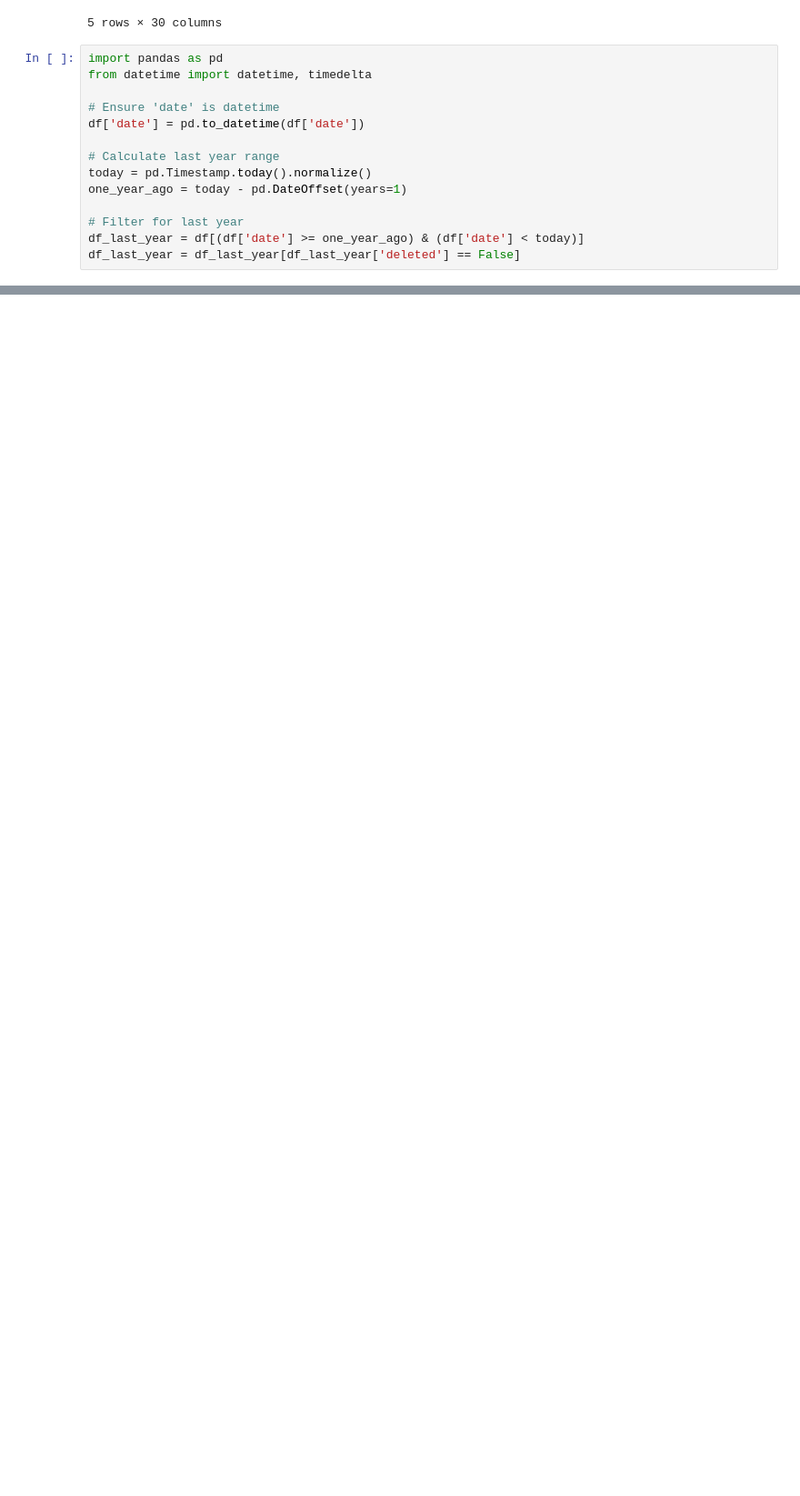
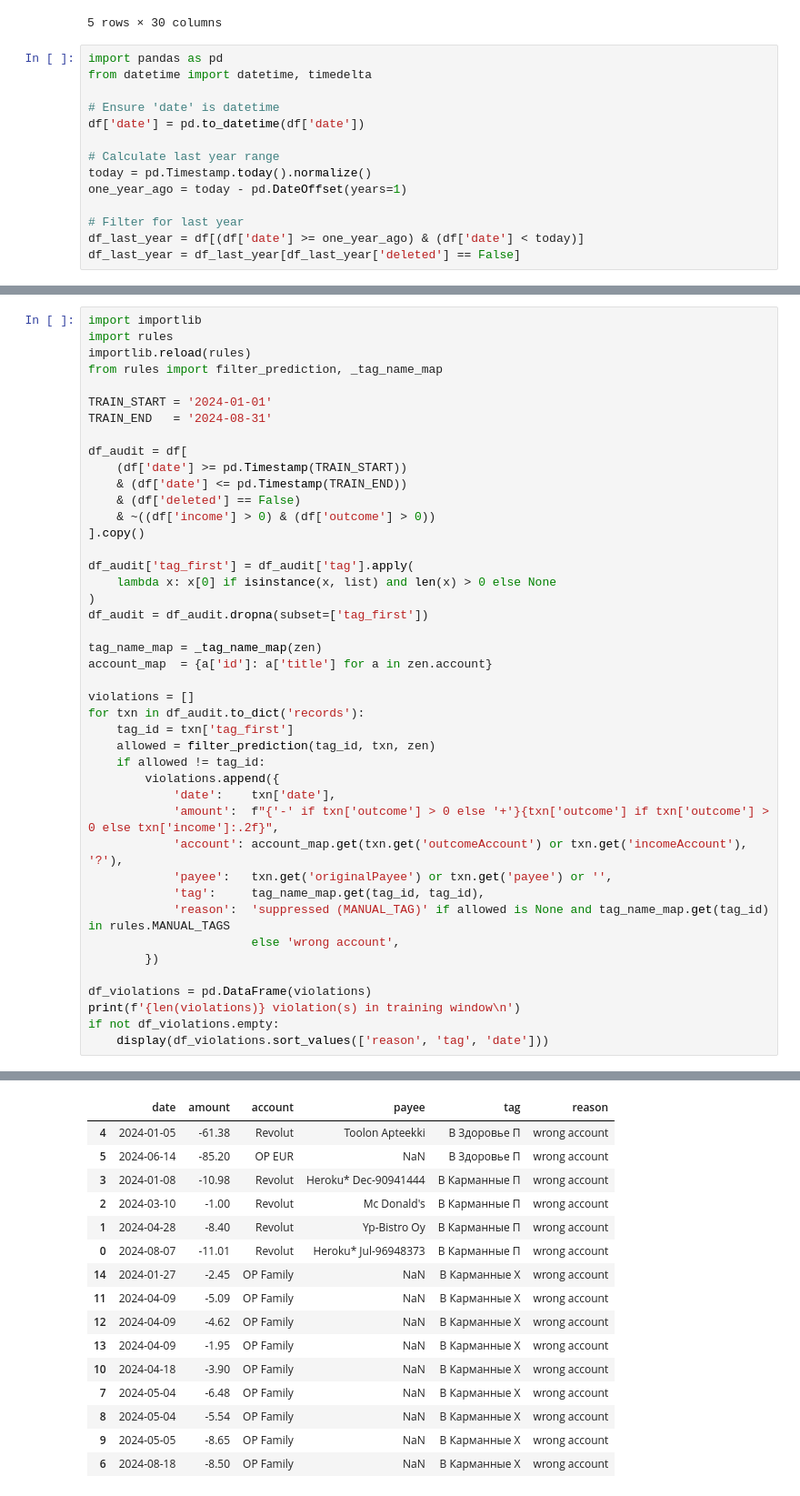
Before and after one commit to goblinqueen/zenpal, a Jupyter notebook: run.ipynb, the cells around one changed output, grey strips where cells are left out. Shown at 91% size. Cells and saved outputs as stored; diff of their text form; blank space fills up the shorter version.

```diff
--- a/run.ipynb
+++ b/run.ipynb
@@ -201,0 +235,44 @@ Learning rate set to 0.145205
+# %%
+import importlib
+import rules
+importlib.reload(rules)
+from rules import filter_prediction, _tag_name_map
+
+TRAIN_START = '2024-01-01'
+TRAIN_END   = '2024-08-31'
+
+df_audit = df[
+    (df['date'] >= pd.Timestamp(TRAIN_START))
+    & (df['date'] <= pd.Timestamp(TRAIN_END))
+    & (df['deleted'] == False)
+    & ~((df['income'] > 0) & (df['outcome'] > 0))
+].copy()
+
+df_audit['tag_first'] = df_audit['tag'].apply(
+    lambda x: x[0] if isinstance(x, list) and len(x) > 0 else None
+)
+df_audit = df_audit.dropna(subset=['tag_first'])
+
+tag_name_map = _tag_name_map(zen)
+account_map  = {a['id']: a['title'] for a in zen.account}
+
+violations = []
+for txn in df_audit.to_dict('records'):
+    tag_id = txn['tag_first']
+    allowed = filter_prediction(tag_id, txn, zen)
+    if allowed != tag_id:
+        violations.append({
+            'date':    txn['date'],
+            'amount':  f"{'-' if txn['outcome'] > 0 else '+'}{txn['outcome'] if txn['outcome'] > 0 else txn['income']:.2f}",
+            'account': account_map.get(txn.get('outcomeAccount') or txn.get('incomeAccount'), '?'),
+            'payee':   txn.get('originalPayee') or txn.get('payee') or '',
+            'tag':     tag_name_map.get(tag_id, tag_id),
+            'reason':  'suppressed (MANUAL_TAG)' if allowed is None and tag_name_map.get(tag_id) in rules.MANUAL_TAGS
+                       else 'wrong account',
+        })
+
+df_violations = pd.DataFrame(violations)
+print(f'{len(violations)} violation(s) in training window\n')
+if not df_violations.empty:
+    display(df_violations.sort_values(['reason', 'tag', 'date']))
+# %% [output]
@@ -202,2 +280,18 @@ Learning rate set to 0.145205
+|  | date | amount | account | payee | tag | reason |
+| 4 | 2024-01-05 | -61.38 | Revolut | Toolon Apteekki | B Здоровье П | wrong account |
+| 5 | 2024-06-14 | -85.20 | OP EUR | NaN | B Здоровье П | wrong account |
+| 3 | 2024-01-08 | -10.98 | Revolut | Heroku* Dec-90941444 | B Карманные П | wrong account |
+| 2 | 2024-03-10 | -1.00 | Revolut | Mc Donald's | B Карманные П | wrong account |
+| 1 | 2024-04-28 | -8.40 | Revolut | Yp-Bistro Oy | B Карманные П | wrong account |
+| 0 | 2024-08-07 | -11.01 | Revolut | Heroku* Jul-96948373 | B Карманные П | wrong account |
+| 14 | 2024-01-27 | -2.45 | OP Family | NaN | B Карманные Х | wrong account |
+| 11 | 2024-04-09 | -5.09 | OP Family | NaN | B Карманные Х | wrong account |
+| 12 | 2024-04-09 | -4.62 | OP Family | NaN | B Карманные Х | wrong account |
+| 13 | 2024-04-09 | -1.95 | OP Family | NaN | B Карманные Х | wrong account |
+| 10 | 2024-04-18 | -3.90 | OP Family | NaN | B Карманные Х | wrong account |
+| 7 | 2024-05-04 | -6.48 | OP Family | NaN | B Карманные Х | wrong account |
+| 8 | 2024-05-04 | -5.54 | OP Family | NaN | B Карманные Х | wrong account |
+| 9 | 2024-05-05 | -8.65 | OP Family | NaN | B Карманные Х | wrong account |
+| 6 | 2024-08-18 | -8.50 | OP Family | NaN | B Карманные Х | wrong account |
 # %%
 import pandas as pd
```
Also changed, not shown: parts of 7 cells of this notebook.
